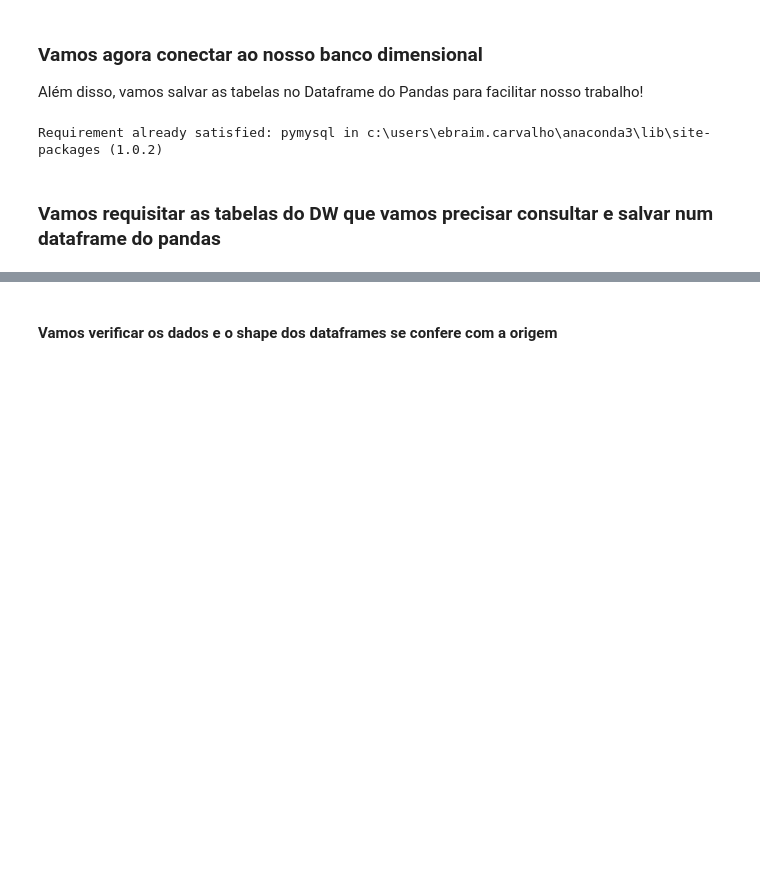
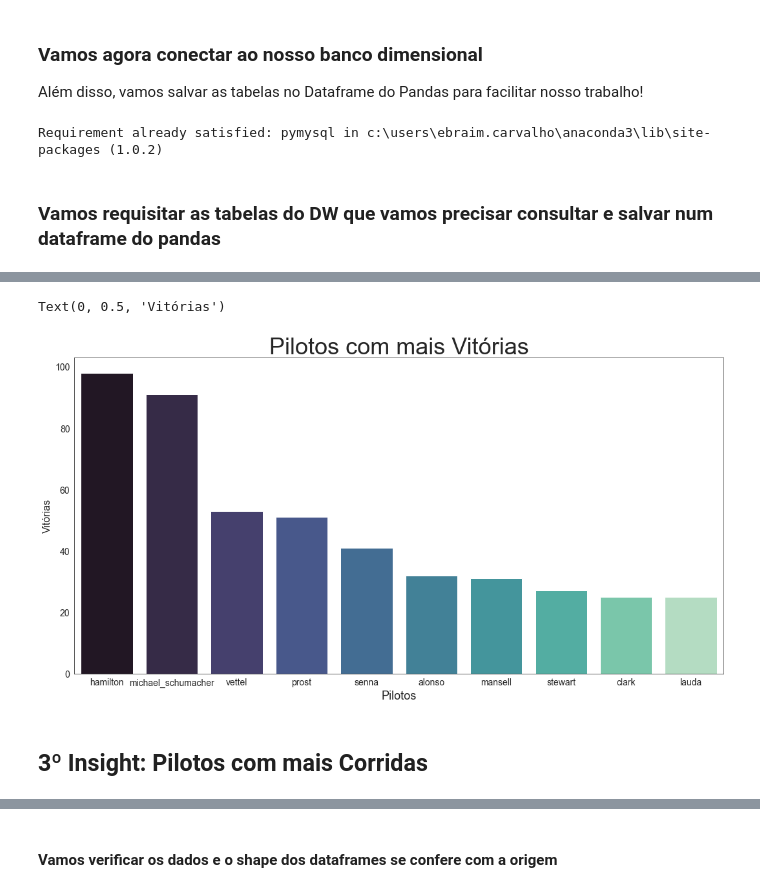
Before and after one commit to ebraimcarvalho/my-way, a Jupyter notebook: gama_accenture/DESAFIO/gama_mario_kart.ipynb, the cells around one changed output, grey strips where cells are left out. Drawn from its saved outputs; the diff is of its cells as text; code cells hidden in the pictures; blank space fills up the shorter version.

```diff
--- a/gama_accenture/DESAFIO/gama_mario_kart.ipynb
+++ b/gama_accenture/DESAFIO/gama_mario_kart.ipynb
@@ -421,0 +798,12 @@ dim_piloto = pd.read_sql_table('dim_piloto', engine)
+# %%
+sns.barplot(x="REF_PILOTO", y="POS_FINAL", data=piloto_vitorias.reset_index()[:10], palette = 'mako')
+plt.title("Pilotos com mais Vitórias", fontsize=36)
+plt.xticks(fontsize=14)
+plt.yticks(fontsize=14)
+plt.xlabel('Pilotos', fontsize=18)
+plt.ylabel('Vitórias', fontsize=16)
+# %% [output]
+Text(0, 0.5, 'Vitórias')
+[figure, added]
+# %% [markdown]
+<h2>3º Insight: Pilotos com mais Corridas</h2>
```
Also changed, not shown: parts of 135 cells of this notebook.
